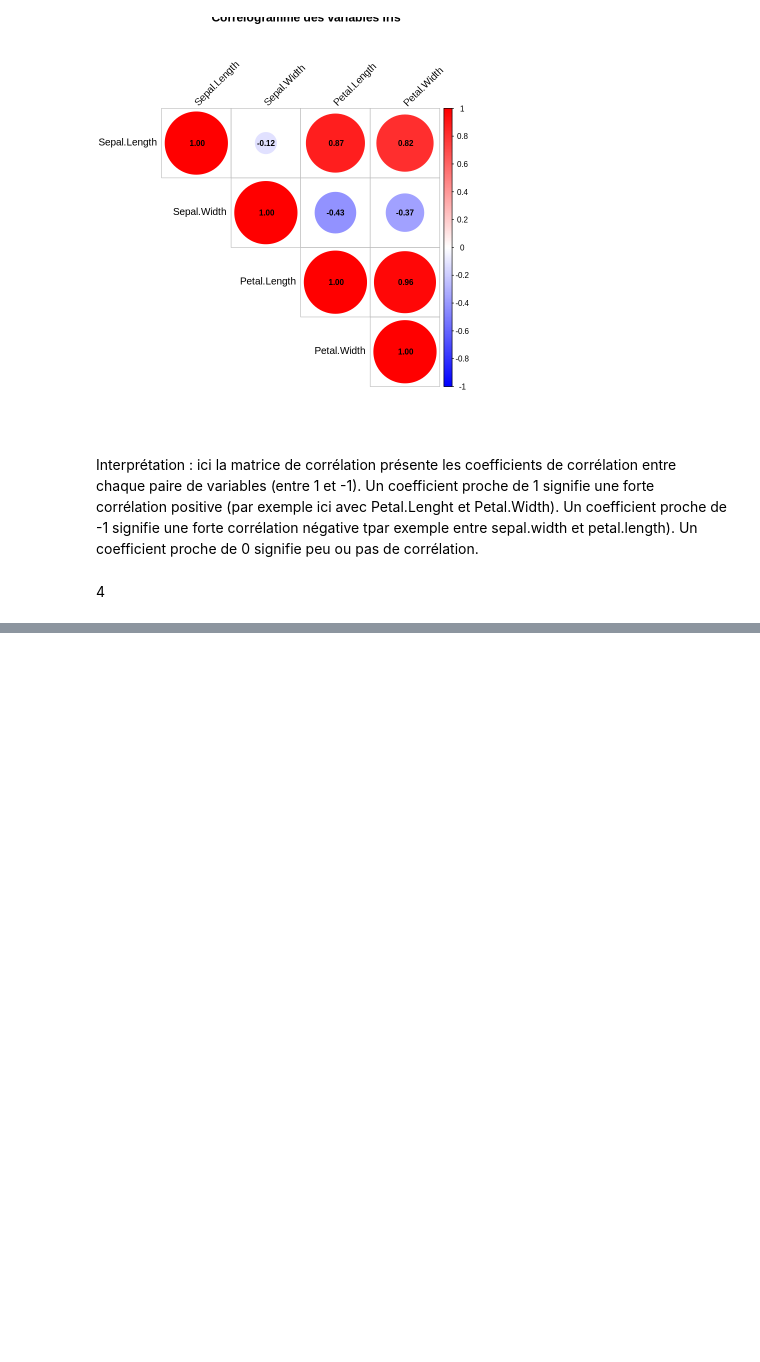
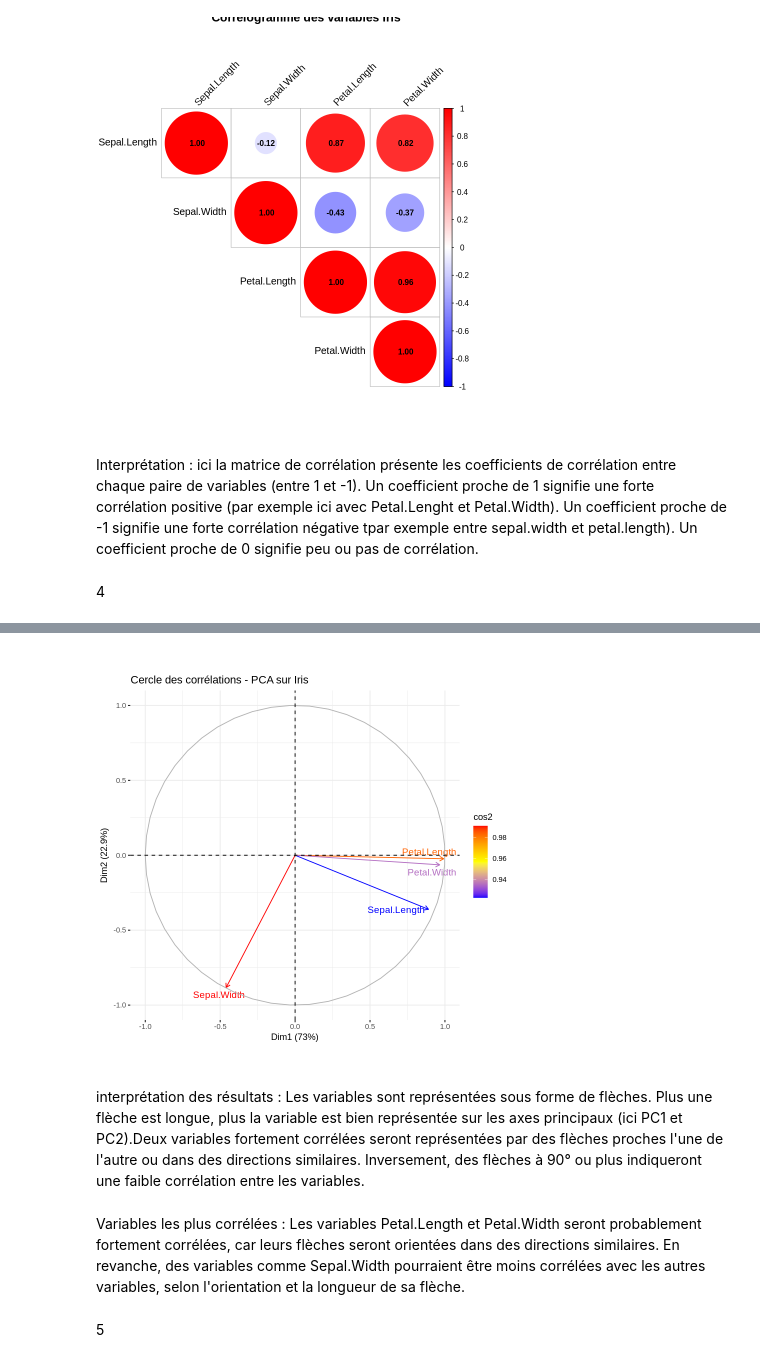
Before and after one commit to e-lprunier/Notebook_4A, a Jupyter notebook: Réduction_de_dimensionnalité_Clustering_notebook.ipynb, the cells around one changed output, grey strips where cells are left out. Saved outputs shown, nothing was run; the diff lists cells and outputs as text; code cells hidden in the pictures; blank space fills up the shorter version.

```diff
--- a/Réduction_de_dimensionnalité_Clustering_notebook.ipynb
+++ b/Réduction_de_dimensionnalité_Clustering_notebook.ipynb
@@ -137,0 +145,15 @@ pca_iris <- prcomp(iris[, 1:4], center = TRUE, scale. = TRUE)
+# %%
+# Représenter le cercle de corrélations
+fviz_pca_var(pca_iris,
+             col.var = "cos2", # Colorer en fonction de la qualité de la représentation
+             gradient.cols = c("blue", "yellow", "red"), # Palette de couleurs
+             repel = TRUE, # Éviter les chevauchements de labels
+             title = "Cercle des corrélations - PCA sur Iris")
+# %% [output]
+[figure, added]
+# %% [markdown]
+interprétation des résultats : Les variables sont représentées sous forme de flèches. Plus une flèche est longue, plus la variable est bien représentée sur les axes principaux (ici PC1 et PC2).Deux variables fortement corrélées seront représentées par des flèches proches l'une de l'autre ou dans des directions similaires. Inversement, des flèches à 90° ou plus indiqueront une faible corrélation entre les variables.
+# %% [markdown]
+Variables les plus corrélées : Les variables Petal.Length et Petal.Width seront probablement fortement corrélées, car leurs flèches seront orientées dans des directions similaires. En revanche, des variables comme Sepal.Width pourraient être moins corrélées avec les autres variables, selon l'orientation et la longueur de sa flèche.
+# %% [markdown]
+5
```
Also changed, not shown: parts of 82 cells of this notebook.
